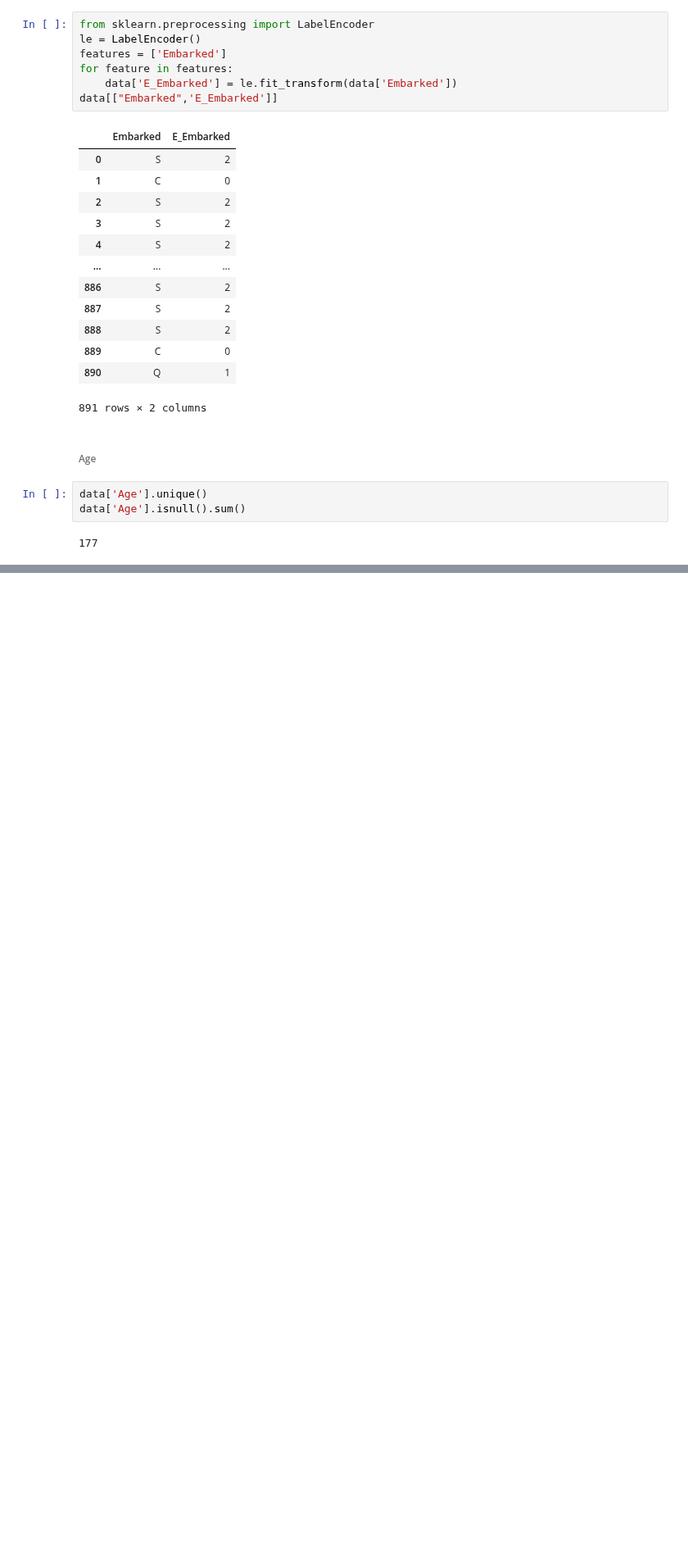
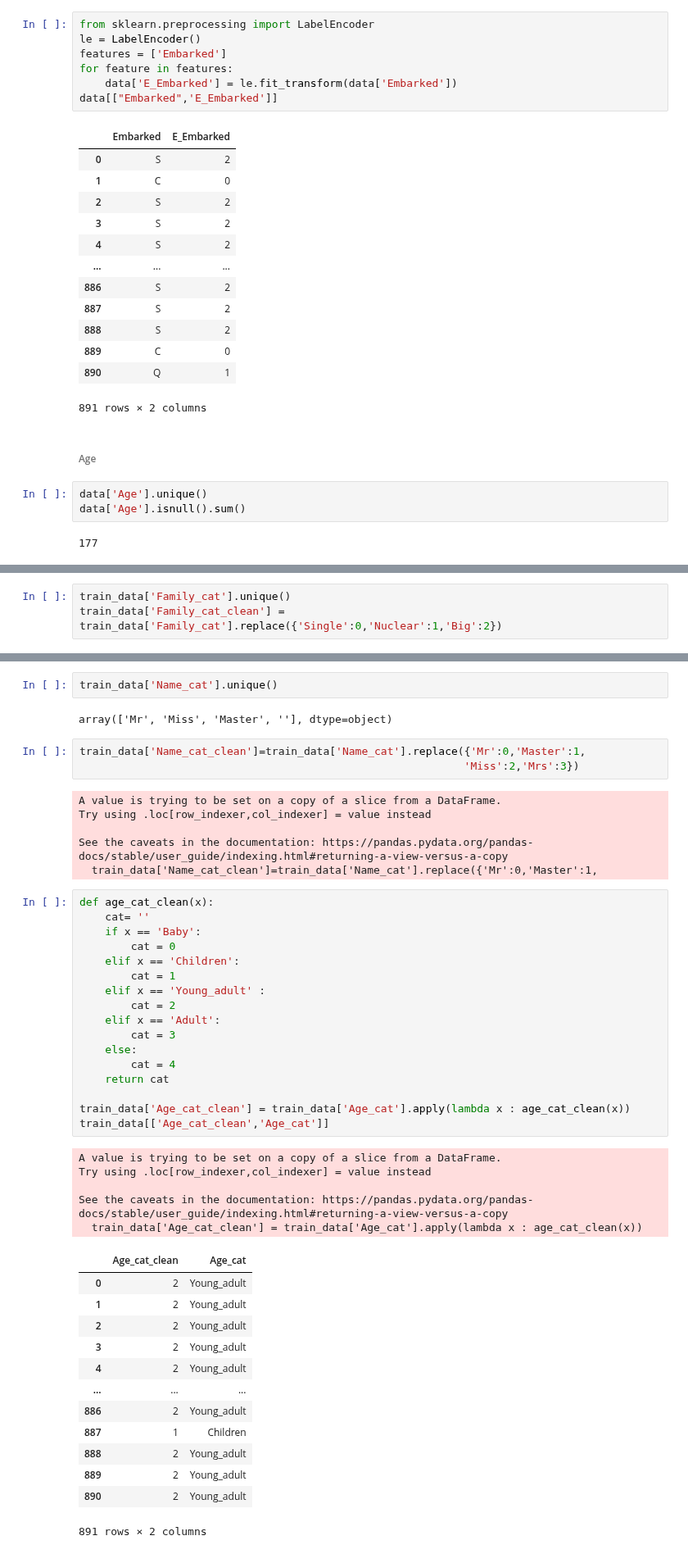
Before and after one commit to kikiru328/CAKD3-Github, a Jupyter notebook: 5. Pandas/Assignment/지금 내가 타이타닉 사망자와 다른게 뭐지,....ipynb, the cells around one changed output, grey strips where cells are left out. Shown at 82% size. Drawn from its saved outputs; the diff is of its cells as text; blank space fills up the shorter version.

```diff
--- a/5. Pandas/Assignment/지금 내가 타이타닉 사망자와 다른게 뭐지,....ipynb
+++ b/5. Pandas/Assignment/지금 내가 타이타닉 사망자와 다른게 뭐지,....ipynb
@@ -558,0 +680,3 @@ array([22.  , 38.  , 26.  , 35.  ,   nan, 54.  ,  2.  , 27.  , 14.  ,
+# %%
+train_data['Family_cat'].unique()
+train_data['Family_cat_clean'] = train_data['Family_cat'].replace({'Single':0,'Nuclear':1,'Big':2})
@@ -558,0 +689,49 @@ array([22.  , 38.  , 26.  , 35.  ,   nan, 54.  ,  2.  , 27.  , 14.  ,
+# %%
+train_data['Name_cat'].unique()
+# %% [output]
+array(['Mr', 'Miss', 'Master', ''], dtype=object)
+# %%
+train_data['Name_cat_clean']=train_data['Name_cat'].replace({'Mr':0,'Master':1,
+                                                            'Miss':2,'Mrs':3})
+# %% [output]
+A value is trying to be set on a copy of a slice from a DataFrame.
+Try using .loc[row_indexer,col_indexer] = value instead
+
+See the caveats in the documentation: https://pandas.pydata.org/pandas-docs/stable/user_guide/indexing.html#returning-a-view-versus-a-copy
+  train_data['Name_cat_clean']=train_data['Name_cat'].replace({'Mr':0,'Master':1,
+# %%
+def age_cat_clean(x):
+    cat= ''
+    if x == 'Baby':
+        cat = 0
+    elif x == 'Children':
+        cat = 1
+    elif x == 'Young_adult' :
+        cat = 2
+    elif x == 'Adult':
+        cat = 3
+    else:
+        cat = 4
+    return cat
+
+train_data['Age_cat_clean'] = train_data['Age_cat'].apply(lambda x : age_cat_clean(x))
+train_data[['Age_cat_clean','Age_cat']]
+# %% [output]
+A value is trying to be set on a copy of a slice from a DataFrame.
+Try using .loc[row_indexer,col_indexer] = value instead
+
+See the caveats in the documentation: https://pandas.pydata.org/pandas-docs/stable/user_guide/indexing.html#returning-a-view-versus-a-copy
+  train_data['Age_cat_clean'] = train_data['Age_cat'].apply(lambda x : age_cat_clean(x))
+|  | Age_cat_clean | Age_cat |
+| 0 | 2 | Young_adult |
+| 1 | 2 | Young_adult |
+| 2 | 2 | Young_adult |
+| 3 | 2 | Young_adult |
+| 4 | 2 | Young_adult |
+| ... | ... | ... |
+| 886 | 2 | Young_adult |
+| 887 | 1 | Children |
+| 888 | 2 | Young_adult |
+| 889 | 2 | Young_adult |
+| 890 | 2 | Young_adult |
+891 rows × 2 columns
```
Also changed, not shown: parts of 29 cells of this notebook.
